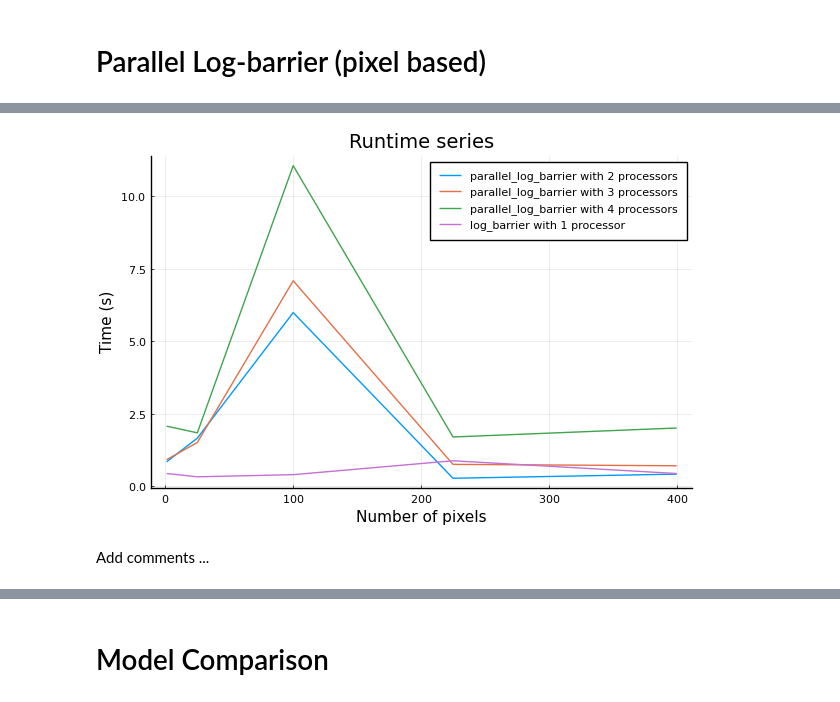
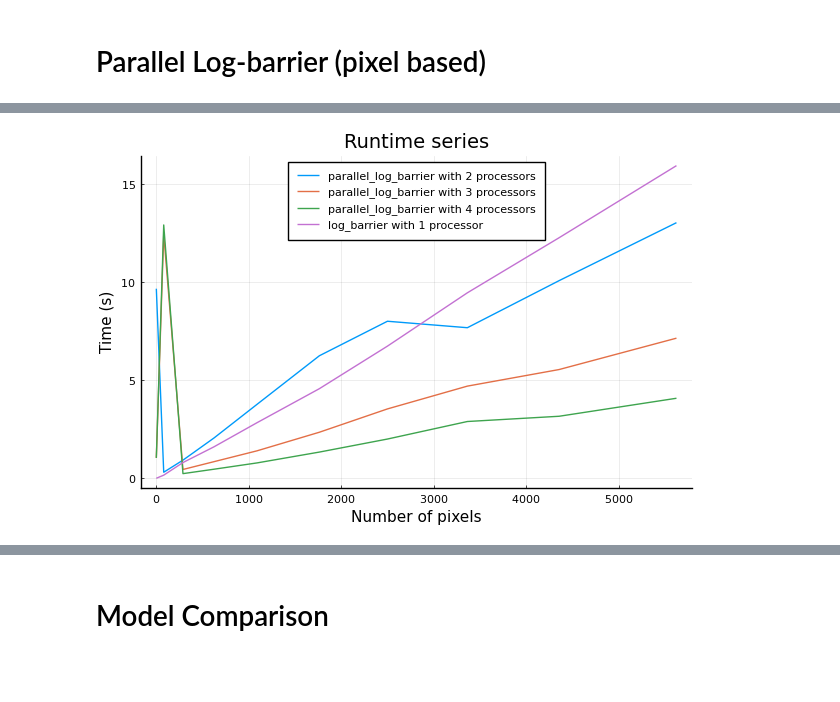
Before and after one commit to robincourant/parallel_optimization, a Jupyter notebook: parallel_optimization.ipynb, the cells around one changed output, grey strips where cells are left out. Saved outputs shown, nothing was run; the diff lists cells and outputs as text; code cells hidden in the pictures; blank space fills up the shorter version.

Commit message:
comments

```diff
--- a/parallel_optimization.ipynb
+++ b/parallel_optimization.ipynb
@@ -69,9 +69,9 @@ where $\mathbf{1}_{.}$ is a vector of ones whose size is given in index
 
 Choose an algorithm to solve the optimization problem, and implement it both in a serial version and a version parallelized across the pixels.
 # %%
-n_runtimes = 4
+n_runtimes = 10
 
-n = 20^2
+n = 75^2
 p = 4
 l = 255
 k = floor(Int, sqrt(n))
@@ -329,27 +345,25 @@ parallel_lb_4_plot = heatmap(
     aspect_ratio=1, yflip = true, c=:curl, grid=false, ticks=false
 );
 # %%
-n_pixels2 = [k^2 for k = n_pixels]
+n_pixels2 = [n_pixels[i]^2 for i=1:length(n_pixels)]
 
 plot()
 
 for i=1:length(time_series_parallel)
     plot!(
-        n_pixels2, time_series_parallel[i+1],
+        n_pixels2,time_series_parallel[i+1],
         title="Runtime series",
         ylabel = "Time (s)",
         xlabel = "Number of pixels",
         label=string("parallel_log_barrier with ",string(i+1)," processors")
     )
 end
 
 
 plot!(n_pixels2, time_lb,
     label="log_barrier with 1 processor",
     ylabel = "Time (s)",
     xlabel = "Number of pixels",
 )
 # %% [output]
-[figure, old version]
+[figure, new version]
-# %% [markdown]
-Add comments ...
```
Also changed, not shown: parts of 12 cells of this notebook, 1 other file.
